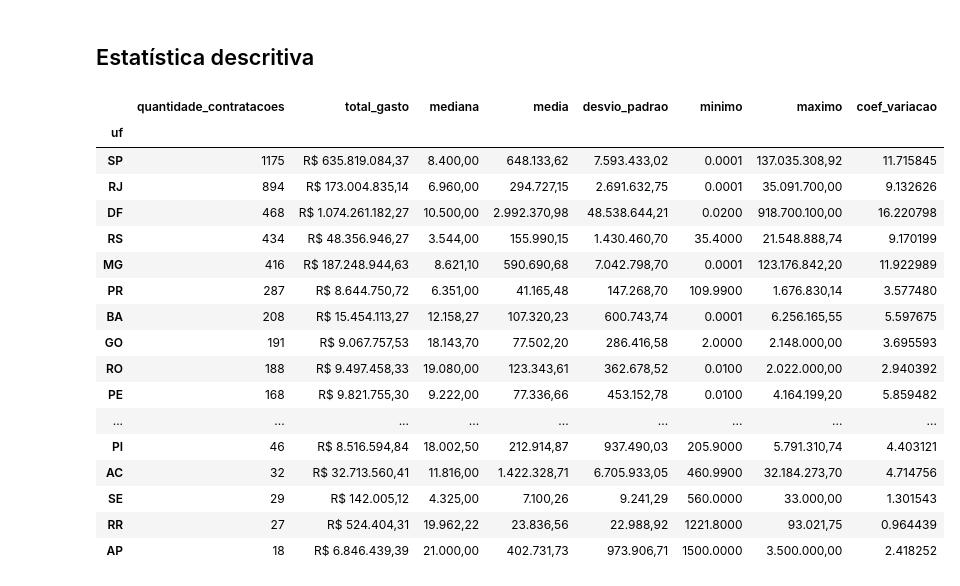
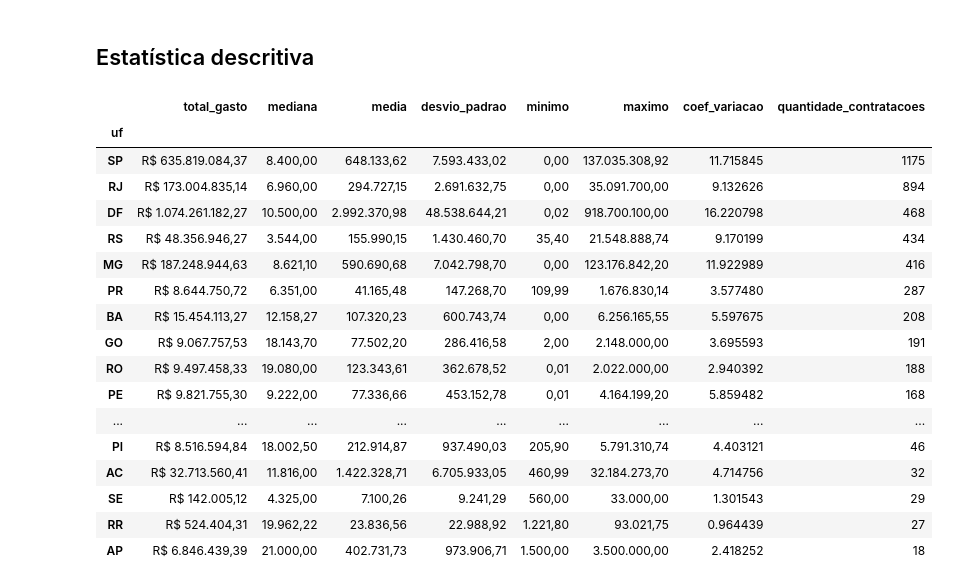
Before and after one commit to pviktorr/API_GOVERNAMENTAL, a Jupyter notebook: tema_A.ipynb, the cells around one changed output. Cells and saved outputs as stored; diff of their text form; code cells hidden in the pictures.

```diff
--- a/tema_A.ipynb
+++ b/tema_A.ipynb
@@ -397,63 +397,67 @@ Dimensão final: (5776, 14)
 # %% [markdown]
 ## Estatística descritiva
 # %%
-col_valor = "valorTotalHomologado"
+valor = "valorTotalHomologado"
 
 freq_uf = df_limpo["uf"].value_counts().rename("quantidade_contratacoes")
 
-stats_valor_uf = df_limpo.groupby("uf")[col_valor].agg(
+stats_valor_uf = df_limpo.groupby("uf")[valor].agg(
     total_gasto="sum",
     mediana="median",
     media="mean",
     desvio_padrao="std",
     minimo="min",
     maximo="max"
 )
 
 stats_valor_uf["coef_variacao"] = (
     stats_valor_uf["desvio_padrao"] / stats_valor_uf["media"]
 )
 
-estatisticas_uf = freq_uf.to_frame().join(
-    stats_valor_uf,
-    how="left"
-).sort_values(
+estatisticas_uf = stats_valor_uf.copy()
+
+estatisticas_uf["quantidade_contratacoes"] = freq_uf
+
+estatisticas_uf = estatisticas_uf.sort_values(
     "quantidade_contratacoes",
     ascending=False
 )
 
 estatisticas_uf["total_gasto"] = estatisticas_uf["total_gasto"].apply(
     lambda x: f"R$ {x:,.2f}".replace(",", "X").replace(".", ",").replace("X", ".")
 )
+estatisticas_uf["mediana"] = estatisticas_uf["mediana"].apply(
+    lambda x: f" {x:,.2f}".replace(",", "X").replace(".", ",").replace("X", ".")
+)
 estatisticas_uf["media"] = estatisticas_uf["media"].apply(
     lambda x: f" {x:,.2f}".replace(",", "X").replace(".", ",").replace("X", ".")
 )
-estatisticas_uf["mediana"] = estatisticas_uf["mediana"].apply(
+estatisticas_uf["desvio_padrao"] = estatisticas_uf["desvio_padrao"].apply(
     lambda x: f" {x:,.2f}".replace(",", "X").replace(".", ",").replace("X", ".")
 )
-estatisticas_uf["desvio_padrao"] = estatisticas_uf["desvio_padrao"].apply(
+estatisticas_uf["minimo"] = estatisticas_uf["minimo"].apply(
     lambda x: f" {x:,.2f}".replace(",", "X").replace(".", ",").replace("X", ".")
 )
 estatisticas_uf["maximo"] = estatisticas_uf["maximo"].apply(
     lambda x: f" {x:,.2f}".replace(",", "X").replace(".", ",").replace("X", ".")
 )
 estatisticas_uf
 # %% [output]
-|  | quantidade_contratacoes | total_gasto | mediana | media | desvio_padrao | minimo | maximo | coef_variacao |
+|  | total_gasto | mediana | media | desvio_padrao | minimo | maximo | coef_variacao | quantidade_contratacoes |
 | uf |  |  |  |  |  |  |  |  |
-| SP | 1175 | R$ 635.819.084,37 | 8.400,00 | 648.133,62 | 7.593.433,02 | 0.0001 | 137.035.308,92 | 11.715845 |
-| RJ | 894 | R$ 173.004.835,14 | 6.960,00 | 294.727,15 | 2.691.632,75 | 0.0001 | 35.091.700,00 | 9.132626 |
-| DF | 468 | R$ 1.074.261.182,27 | 10.500,00 | 2.992.370,98 | 48.538.644,21 | 0.0200 | 918.700.100,00 | 16.220798 |
-| RS | 434 | R$ 48.356.946,27 | 3.544,00 | 155.990,15 | 1.430.460,70 | 35.4000 | 21.548.888,74 | 9.170199 |
-| MG | 416 | R$ 187.248.944,63 | 8.621,10 | 590.690,68 | 7.042.798,70 | 0.0001 | 123.176.842,20 | 11.922989 |
-| PR | 287 | R$ 8.644.750,72 | 6.351,00 | 41.165,48 | 147.268,70 | 109.9900 | 1.676.830,14 | 3.577480 |
-| BA | 208 | R$ 15.454.113,27 | 12.158,27 | 107.320,23 | 600.743,74 | 0.0001 | 6.256.165,55 | 5.597675 |
-| GO | 191 | R$ 9.067.757,53 | 18.143,70 | 77.502,20 | 286.416,58 | 2.0000 | 2.148.000,00 | 3.695593 |
-| RO | 188 | R$ 9.497.458,33 | 19.080,00 | 123.343,61 | 362.678,52 | 0.0100 | 2.022.000,00 | 2.940392 |
-| PE | 168 | R$ 9.821.755,30 | 9.222,00 | 77.336,66 | 453.152,78 | 0.0100 | 4.164.199,20 | 5.859482 |
+| SP | R$ 635.819.084,37 | 8.400,00 | 648.133,62 | 7.593.433,02 | 0,00 | 137.035.308,92 | 11.715845 | 1175 |
+| RJ | R$ 173.004.835,14 | 6.960,00 | 294.727,15 | 2.691.632,75 | 0,00 | 35.091.700,00 | 9.132626 | 894 |
+| DF | R$ 1.074.261.182,27 | 10.500,00 | 2.992.370,98 | 48.538.644,21 | 0,02 | 918.700.100,00 | 16.220798 | 468 |
+| RS | R$ 48.356.946,27 | 3.544,00 | 155.990,15 | 1.430.460,70 | 35,40 | 21.548.888,74 | 9.170199 | 434 |
+| MG | R$ 187.248.944,63 | 8.621,10 | 590.690,68 | 7.042.798,70 | 0,00 | 123.176.842,20 | 11.922989 | 416 |
+| PR | R$ 8.644.750,72 | 6.351,00 | 41.165,48 | 147.268,70 | 109,99 | 1.676.830,14 | 3.577480 | 287 |
+| BA | R$ 15.454.113,27 | 12.158,27 | 107.320,23 | 600.743,74 | 0,00 | 6.256.165,55 | 5.597675 | 208 |
+| GO | R$ 9.067.757,53 | 18.143,70 | 77.502,20 | 286.416,58 | 2,00 | 2.148.000,00 | 3.695593 | 191 |
+| RO | R$ 9.497.458,33 | 19.080,00 | 123.343,61 | 362.678,52 | 0,01 | 2.022.000,00 | 2.940392 | 188 |
+| PE | R$ 9.821.755,30 | 9.222,00 | 77.336,66 | 453.152,78 | 0,01 | 4.164.199,20 | 5.859482 | 168 |
 | ... | ... | ... | ... | ... | ... | ... | ... | ... |
-| PI | 46 | R$ 8.516.594,84 | 18.002,50 | 212.914,87 | 937.490,03 | 205.9000 | 5.791.310,74 | 4.403121 |
-| AC | 32 | R$ 32.713.560,41 | 11.816,00 | 1.422.328,71 | 6.705.933,05 | 460.9900 | 32.184.273,70 | 4.714756 |
-| SE | 29 | R$ 142.005,12 | 4.325,00 | 7.100,26 | 9.241,29 | 560.0000 | 33.000,00 | 1.301543 |
-| RR | 27 | R$ 524.404,31 | 19.962,22 | 23.836,56 | 22.988,92 | 1221.8000 | 93.021,75 | 0.964439 |
-| AP | 18 | R$ 6.846.439,39 | 21.000,00 | 402.731,73 | 973.906,71 | 1500.0000 | 3.500.000,00 | 2.418252 |
+| PI | R$ 8.516.594,84 | 18.002,50 | 212.914,87 | 937.490,03 | 205,90 | 5.791.310,74 | 4.403121 | 46 |
+| AC | R$ 32.713.560,41 | 11.816,00 | 1.422.328,71 | 6.705.933,05 | 460,99 | 32.184.273,70 | 4.714756 | 32 |
+| SE | R$ 142.005,12 | 4.325,00 | 7.100,26 | 9.241,29 | 560,00 | 33.000,00 | 1.301543 | 29 |
+| RR | R$ 524.404,31 | 19.962,22 | 23.836,56 | 22.988,92 | 1.221,80 | 93.021,75 | 0.964439 | 27 |
+| AP | R$ 6.846.439,39 | 21.000,00 | 402.731,73 | 973.906,71 | 1.500,00 | 3.500.000,00 | 2.418252 | 18 |
```
